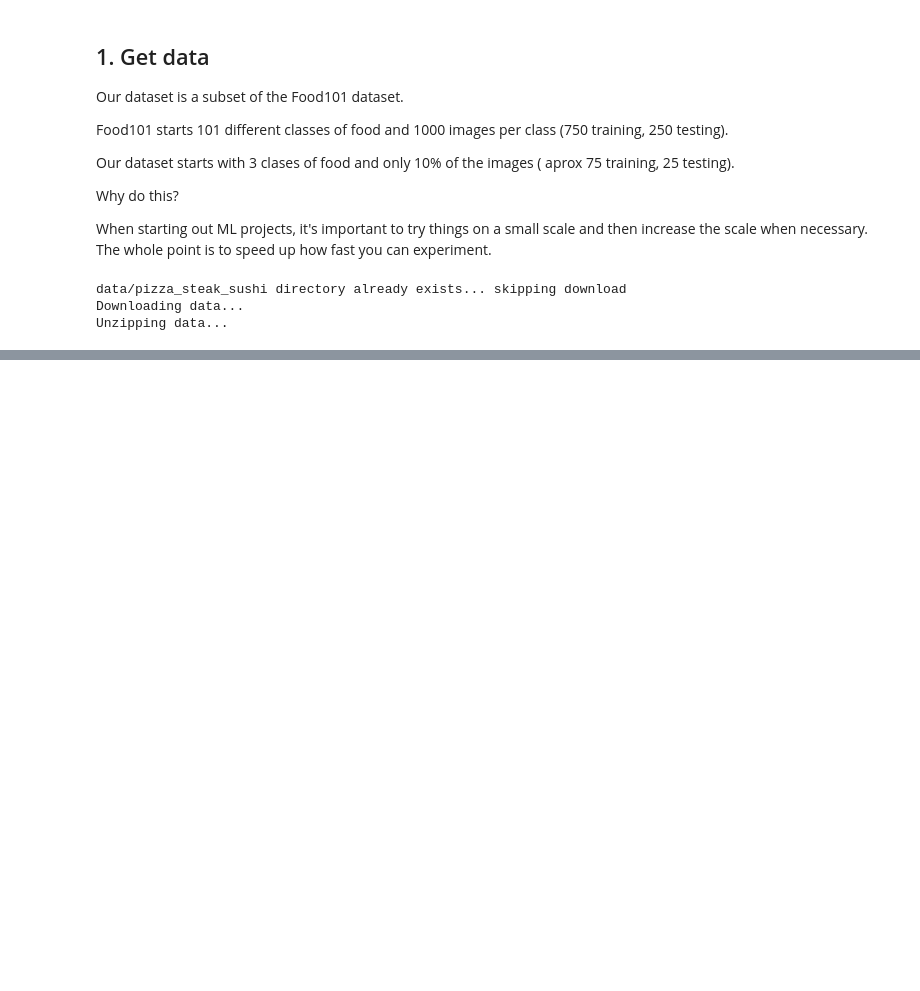
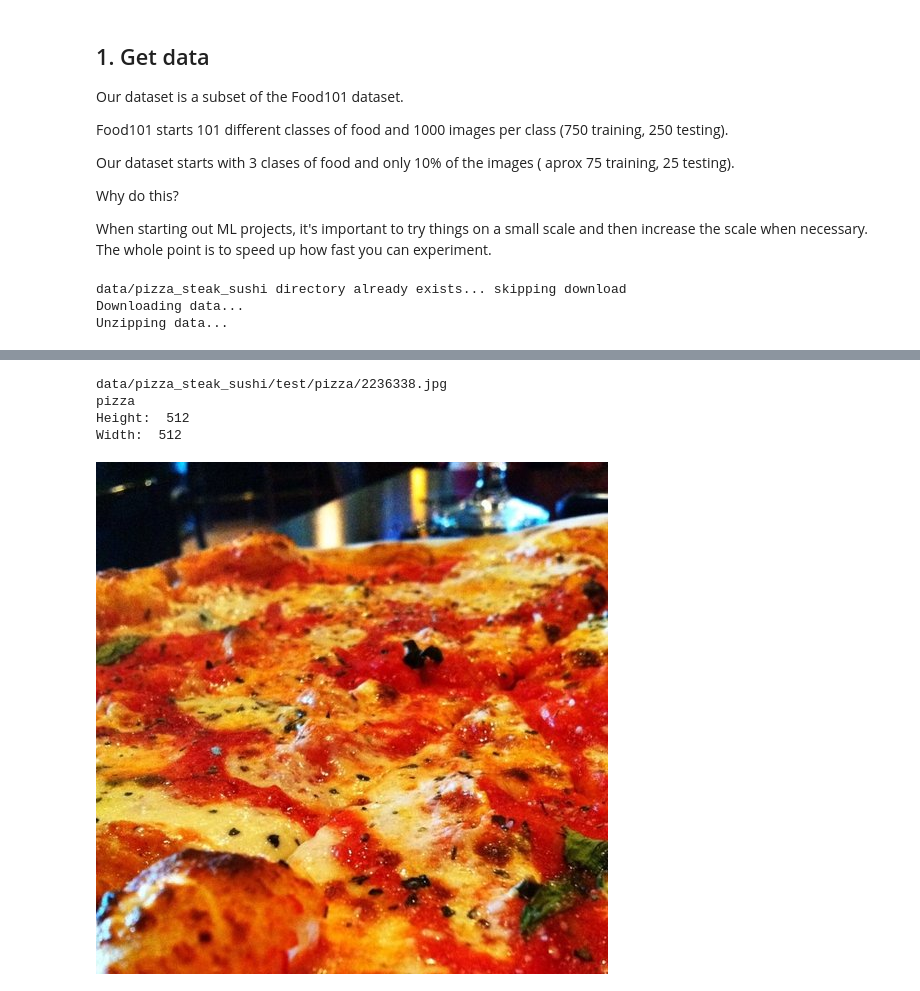
Before and after one commit to Paola2233/PyTorch-Fundamentals, a Jupyter notebook: notebooks/04_pytorch_custom_datasets.ipynb, the cells around one changed output, grey strips where cells are left out. Drawn from its saved outputs; the diff is of its cells as text; code cells hidden in the pictures; blank space fills up the shorter version.

```diff
--- a/notebooks/04_pytorch_custom_datasets.ipynb
+++ b/notebooks/04_pytorch_custom_datasets.ipynb
@@ -65,0 +103,30 @@ Unzipping data...
+# %%
+import random
+from PIL import Image
+
+random.seed(42)
+
+# 1.
+image_path_list = list(image_path.glob('*/*/*.jpg'))
+
+# 2.
+random_image_path = random.choice(image_path_list)
+print(random_image_path)
+
+# 3.
+image_class = random_image_path.parent.stem
+print(image_class)
+
+# 4.
+img = Image.open(random_image_path)
+
+# 5.
+print('Height: ', img.height)
+print('Width: ', img.width)
+img
+# %% [output]
+data/pizza_steak_sushi/test/pizza/2236338.jpg
+pizza
+Height:  512
+Width:  512
+[figure, added]
```
Also changed, not shown: parts of 11 cells of this notebook.
